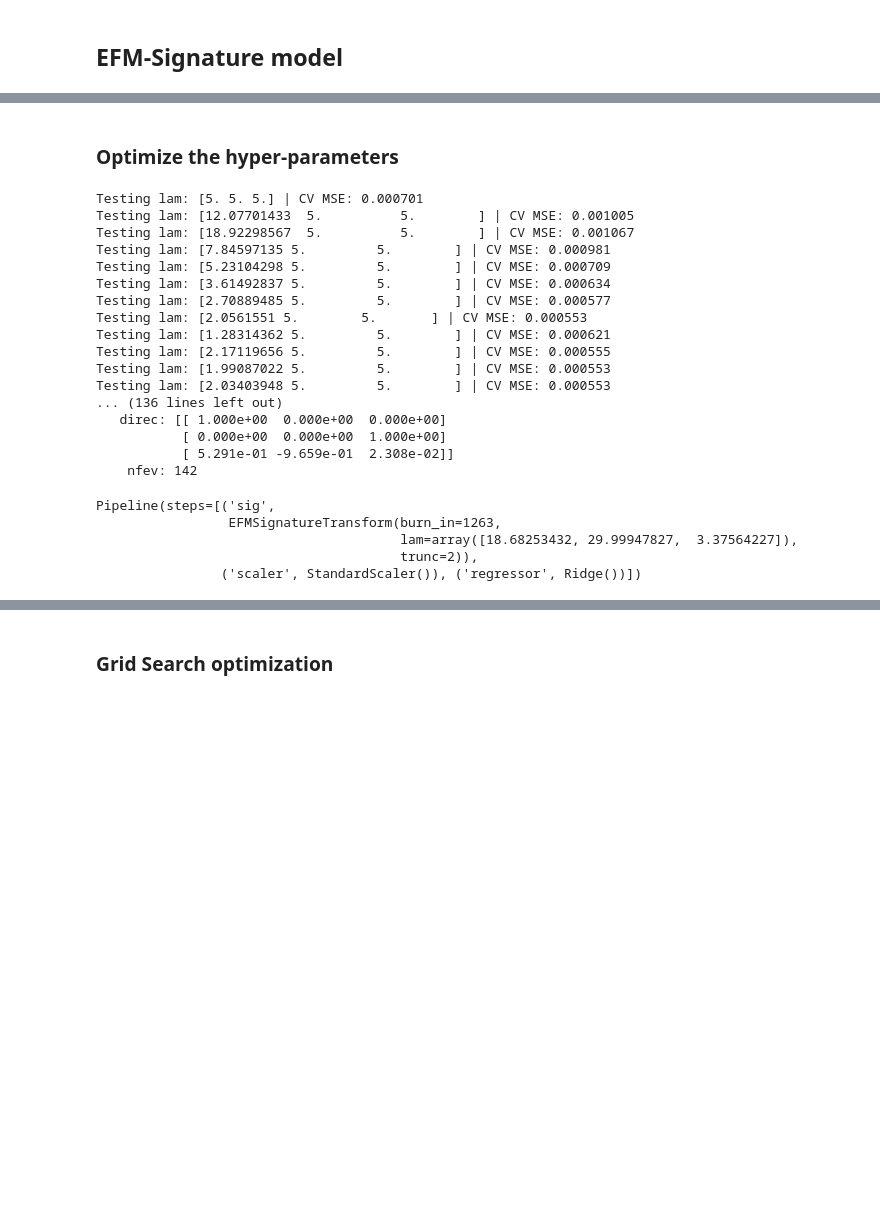
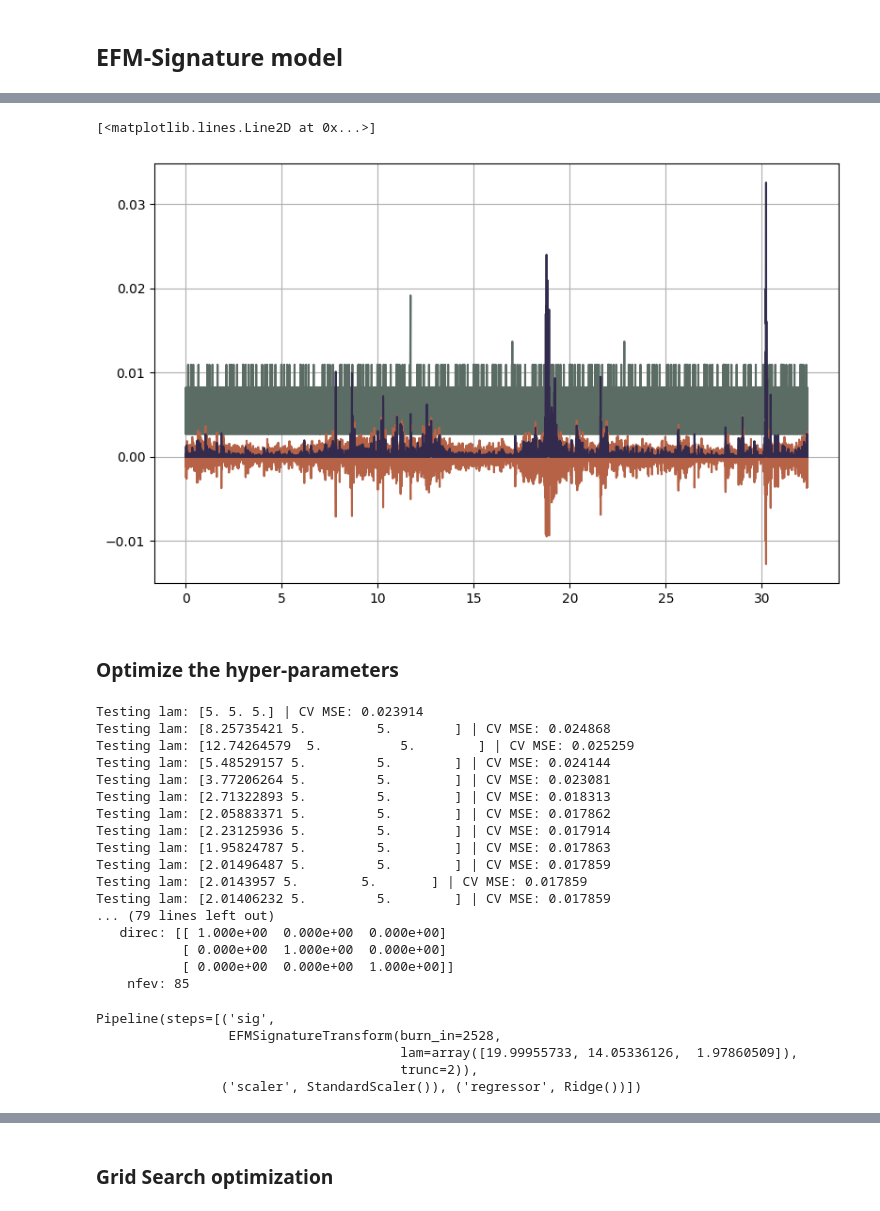
Before and after one commit to MrG1raffe/signature, a Jupyter notebook: notebooks/SPX-VIX_EFM-Signature.ipynb, the cells around one changed output, grey strips where cells are left out. Cells and saved outputs as stored; diff of their text form; code cells hidden in the pictures; blank space fills up the shorter version.

```diff
--- a/notebooks/SPX-VIX_EFM-Signature.ipynb
+++ b/notebooks/SPX-VIX_EFM-Signature.ipynb
@@ -132,3 +129,10 @@ plt.legend()
+# %%
+plt.plot(time_grid[1:], np.diff(path[:, 0], axis=0))
+plt.plot(time_grid[1:], np.diff(path[:, 1], axis=0))
+plt.plot(time_grid[1:], np.diff(path[:, 2], axis=0))
+# %% [output]
+[<matplotlib.lines.Line2D at 0x...>]
+[figure, added]
 # %% [markdown]
 ### Optimize the hyper-parameters
 # %%
@@ -148,8 +152,15 @@ X_train, X_test = X[:test_start_idx], X  # X_test is full path to maintain EFM s
 y_train, y_test = y[:y_test_start], y[y_test_start:]
 
 # 4. Learn the optimal lambdas
-lam_opt = optimize_lam_cv(X=X_train, y=y_train, model=pipe, burn_in=burn_in, bounds=[(1, 30)] * dim, init_guess=[5] * dim)
+lam_dim = 3
+lam_opt = optimize_lam_cv(X=X_train, y=y_train, model=pipe, burn_in=burn_in,
+                          bounds=[(1, 20)] * lam_dim, init_guess=[5] * lam_dim,
+                          optimizer="Powell")
 pipe.set_params(sig__lam=lam_opt)
+
+# 0.0010586263195815357
+# 0.00087 BFGS 1.492e+01  2.000e+01  1.562e+00
+# 0.000826 BFGS 2.000e+00  1.000e+01  2.923e+00
 
 # # Grid search for the rolling signature
 # param_grid = {
@@ -160,26 +171,26 @@ pipe.set_params(sig__lam=lam_opt)
 # best_params, all_results = grid_search_cv_efm(X=X_train, y=y_train, model=pipe, param_grid=param_grid, burn_in=burn_in)
 # pipe.set_params(**best_params)
 # %% [output]
-Testing lam: [5. 5. 5.] | CV MSE: 0.000701
-Testing lam: [12.07701433  5.          5.        ] | CV MSE: 0.001005
-Testing lam: [18.92298567  5.          5.        ] | CV MSE: 0.001067
-Testing lam: [7.84597135 5.         5.        ] | CV MSE: 0.000981
-Testing lam: [5.23104298 5.         5.        ] | CV MSE: 0.000709
-Testing lam: [3.61492837 5.         5.        ] | CV MSE: 0.000634
-Testing lam: [2.70889485 5.         5.        ] | CV MSE: 0.000577
-Testing lam: [2.0561551 5.        5.       ] | CV MSE: 0.000553
-Testing lam: [1.28314362 5.         5.        ] | CV MSE: 0.000621
-Testing lam: [2.17119656 5.         5.        ] | CV MSE: 0.000555
-Testing lam: [1.99087022 5.         5.        ] | CV MSE: 0.000553
-Testing lam: [2.03403948 5.         5.        ] | CV MSE: 0.000553
-... (136 lines left out)
+Testing lam: [5. 5. 5.] | CV MSE: 0.023914
+Testing lam: [8.25735421 5.         5.        ] | CV MSE: 0.024868
+Testing lam: [12.74264579  5.          5.        ] | CV MSE: 0.025259
+Testing lam: [5.48529157 5.         5.        ] | CV MSE: 0.024144
+Testing lam: [3.77206264 5.         5.        ] | CV MSE: 0.023081
+Testing lam: [2.71322893 5.         5.        ] | CV MSE: 0.018313
+Testing lam: [2.05883371 5.         5.        ] | CV MSE: 0.017862
+Testing lam: [2.23125936 5.         5.        ] | CV MSE: 0.017914
+Testing lam: [1.95824787 5.         5.        ] | CV MSE: 0.017863
+Testing lam: [2.01496487 5.         5.        ] | CV MSE: 0.017859
+Testing lam: [2.0143957 5.        5.       ] | CV MSE: 0.017859
+Testing lam: [2.01406232 5.         5.        ] | CV MSE: 0.017859
+... (79 lines left out)
    direc: [[ 1.000e+00  0.000e+00  0.000e+00]
-           [ 0.000e+00  0.000e+00  1.000e+00]
-           [ 5.291e-01 -9.659e-01  2.308e-02]]
-    nfev: 142
+           [ 0.000e+00  1.000e+00  0.000e+00]
+           [ 0.000e+00  0.000e+00  1.000e+00]]
+    nfev: 85
 Pipeline(steps=[('sig',
-                 EFMSignatureTransform(burn_in=1263,
-                                       lam=array([18.68253432, 29.99947827,  3.37564227]),
+                 EFMSignatureTransform(burn_in=2528,
+                                       lam=array([19.99955733, 14.05336126,  1.97860509]),
                                        trunc=2)),
                 ('scaler', StandardScaler()), ('regressor', Ridge())])
 # %%
```
Also changed, not shown: parts of 10 cells of this notebook, 7 other files.
